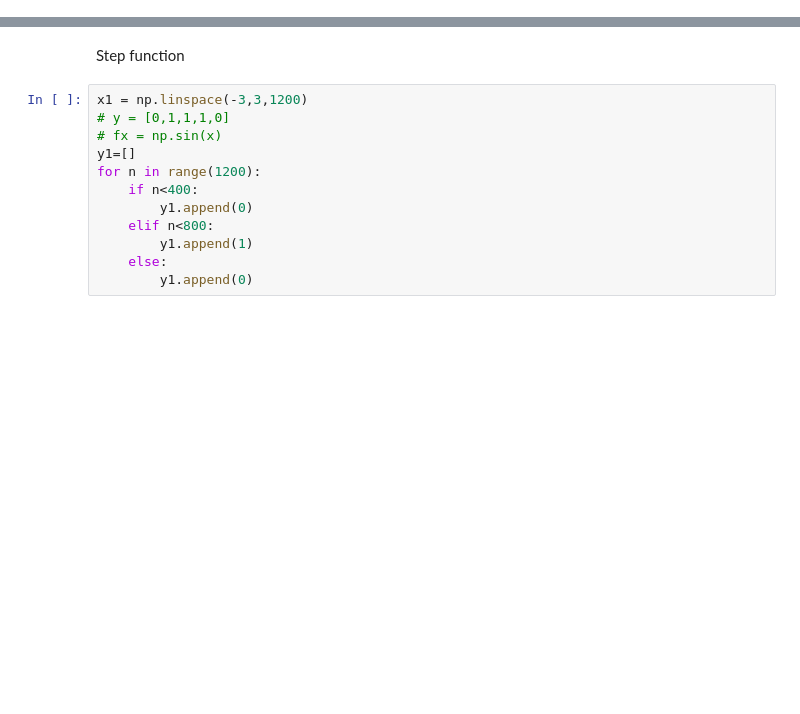
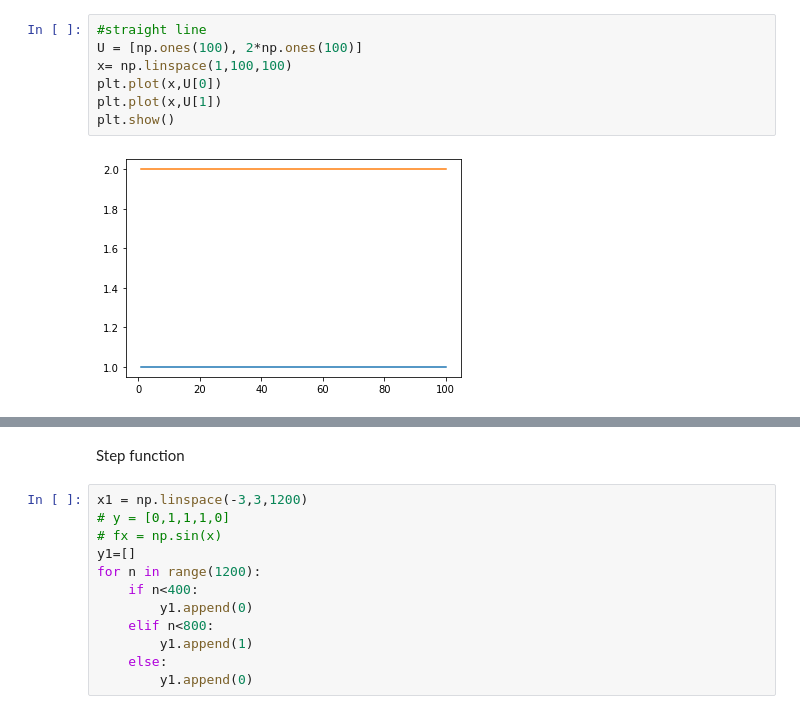
Before and after one commit to martinaoliver/modelling, a Jupyter notebook: 3954/numerical_confocal/code/entropy/fourier_theory/fourier_replicatingpaper.ipynb, the cells around one changed output, grey strips where cells are left out. Drawn from its saved outputs; the diff is of its cells as text; blank space fills up the shorter version.

```diff
--- a/3954/numerical_confocal/code/entropy/fourier_theory/fourier_replicatingpaper.ipynb
+++ b/3954/numerical_confocal/code/entropy/fourier_theory/fourier_replicatingpaper.ipynb
@@ -4,0 +19,9 @@ from scipy.fft import fft, ifft
+# %%
+#straight line
+U = [np.ones(100), 2*np.ones(100)]
+x= np.linspace(1,100,100)
+plt.plot(x,U[0])
+plt.plot(x,U[1])
+plt.show()
+# %% [output]
+[figure, added]
```
Also changed, not shown: parts of 13 cells of this notebook, 15 other files.
